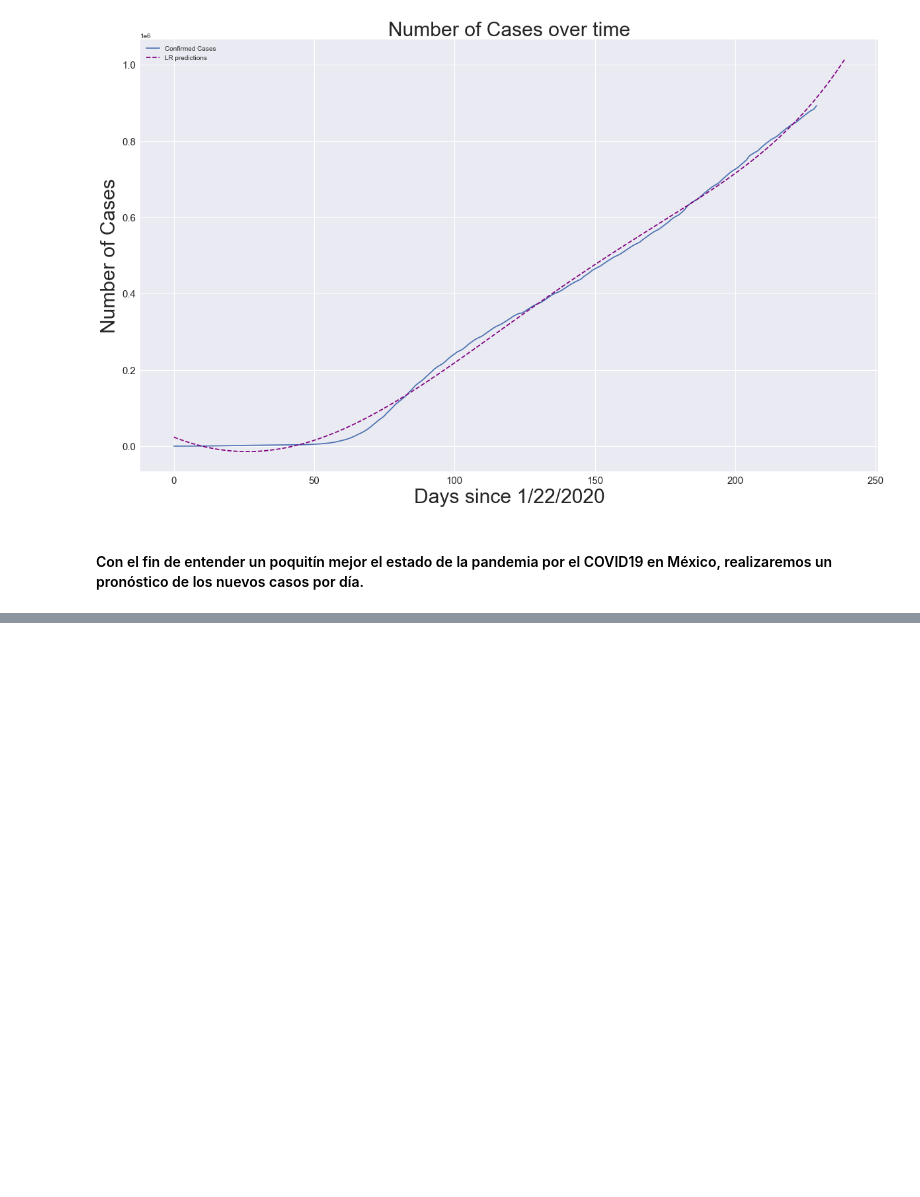
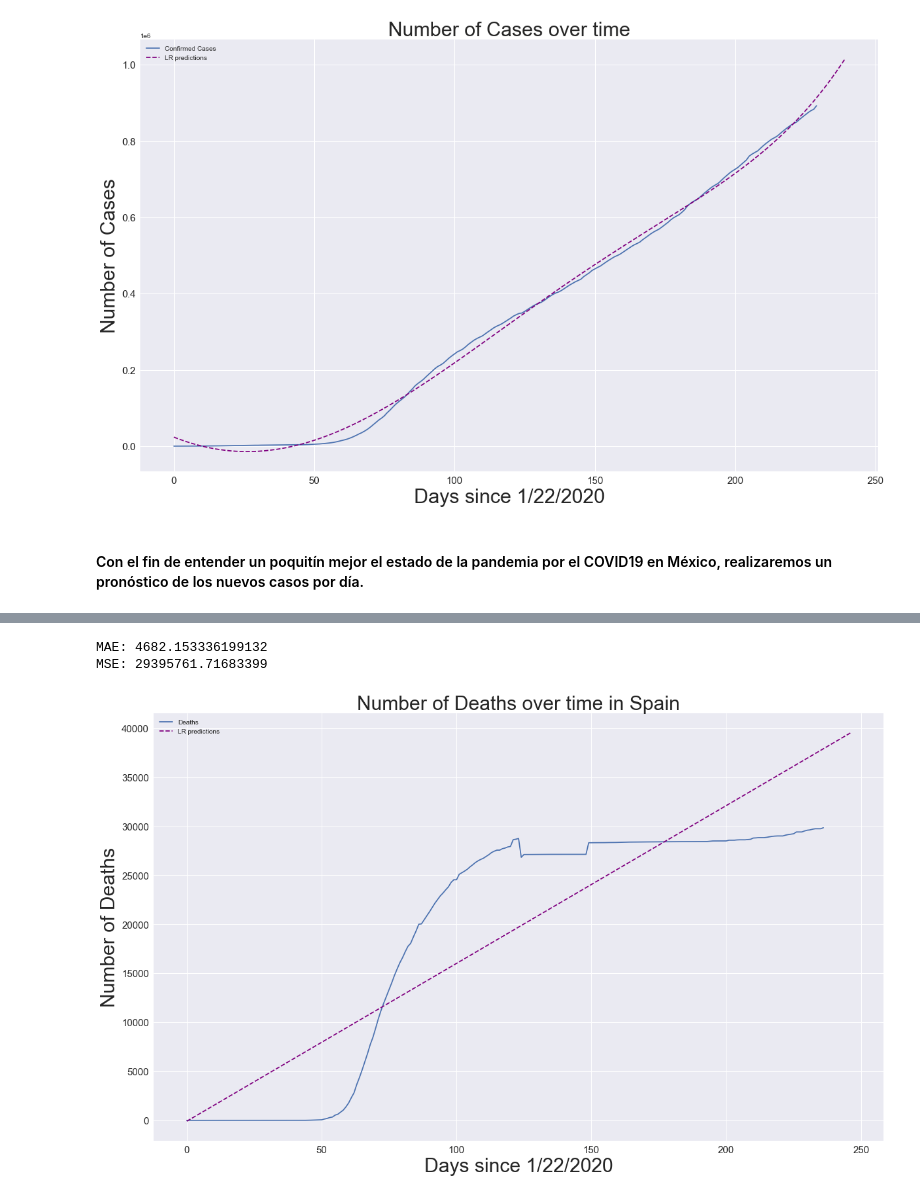
Before and after one commit to ivansmorales/Machine-Learning-Class, a Jupyter notebook: Class Samples/Ejercicio_Prediccion.ipynb, the cells around one changed output, grey strips where cells are left out. Drawn from its saved outputs; the diff is of its cells as text; code cells hidden in the pictures; blank space fills up the shorter version.

```diff
--- a/Class Samples/Ejercicio_Prediccion.ipynb
+++ b/Class Samples/Ejercicio_Prediccion.ipynb
@@ -517,0 +628,65 @@ plt.show()
+# %%
+#Html paths for csv files from John Hopkins - Death cases
+deathsPath = 'https://raw.githubusercontent.com/CSSEGISandData/COVID-19/master/csse_covid_19_data/csse_covid_19_time_series/time_series_covid19_deaths_global.csv'
+
+death_cases = pd.read_csv(deathsPath, header=0, index_col=0, parse_dates=True, squeeze=True)
+death_cases = death_cases.reset_index()
+cols = death_cases.keys()
+spain_deaths = death_cases[death_cases["Country/Region"] == "Spain"]
+spain_deaths.head(3)
+
+deaths = spain_deaths.loc[:, cols[4]:cols[-1]]
+dates = deaths.keys()
+total_deaths = []
+mortality_rate = []
+
+for i in dates:
+    death_sum = deaths[i].sum()
+    total_deaths.append(death_sum)
+    #mortality_rate.append(death_sum/confirmed_sum)
+
+days_since = np.array([i for i in range(len(dates))]).reshape(-1,1)
+total_deaths = np.array(total_deaths).reshape(-1,1)
+
+days_in_future = 10
+future_forecast = np.array([i for i in range(len(dates)+days_in_future)]).reshape(-1,1)
+adjusted_dates = future_forecast[:-10]
+
+start = '1/22/2020'
+start_date = datetime.datetime.strptime(start, '%m/%d/%Y')
+future_forecast_dates = []
+for i in range(len(future_forecast)):
+    future_forecast_dates.append((start_date + datetime.timedelta(days=i)).strftime('%m/%d/%Y'))
+
+latest_deaths = death_cases[dates[-4]]
+
+## Muertes
+X_train_deaths, X_test_deaths, y_train_deaths, y_test_deaths = train_test_split(days_since, total_deaths,
+                                                                test_size=0.15)
+
+from sklearn.linear_model import LinearRegression
+linear_model = LinearRegression(normalize=True, fit_intercept=True)
+linear_model.fit(X_train_deaths, y_train_deaths)
+spain_linear_pred = linear_model.predict(X_test_deaths)
+s_linear_pred = linear_model.predict(future_forecast)
+print('MAE:', mean_absolute_error(spain_linear_pred, y_test_deaths))
+print('MSE:', mean_squared_error(spain_linear_pred, y_test_deaths))
+
+#plt.plot(y_test_deaths)
+#plt.plot(spain_linear_pred)
+
+
+plt.figure(figsize = (20,12))
+plt.plot(adjusted_dates, total_deaths)
+plt.plot(future_forecast, s_linear_pred, linestyle='dashed', color='purple')
+plt.title('Number of Deaths over time in Spain', size=30)
+plt.xlabel('Days since 1/22/2020', size=30)
+plt.ylabel('Number of Deaths', size = 30)
+plt.legend(['Deaths', 'LR predictions'])
+plt.xticks(size=15)
+plt.yticks(size=15)
+plt.show()
+# %% [output]
+MAE: 4682.153336199132
+MSE: 29395761.71683399
+[figure, added]
```
Also changed, not shown: parts of 30 cells of this notebook, 5 other files.
